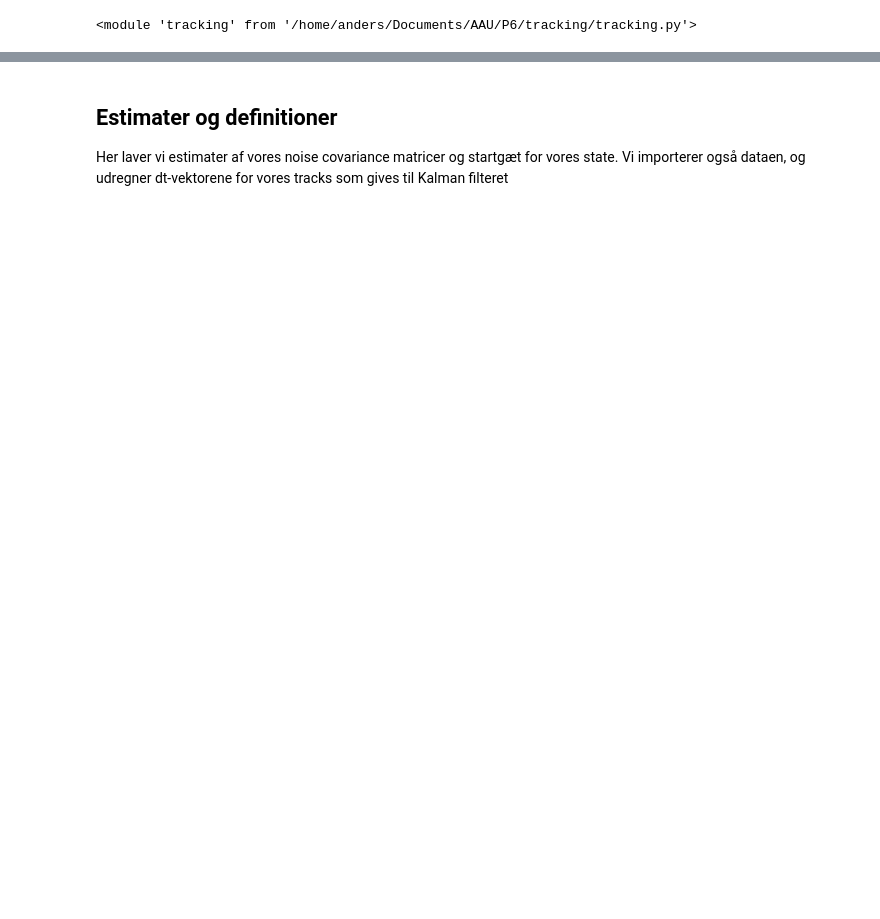
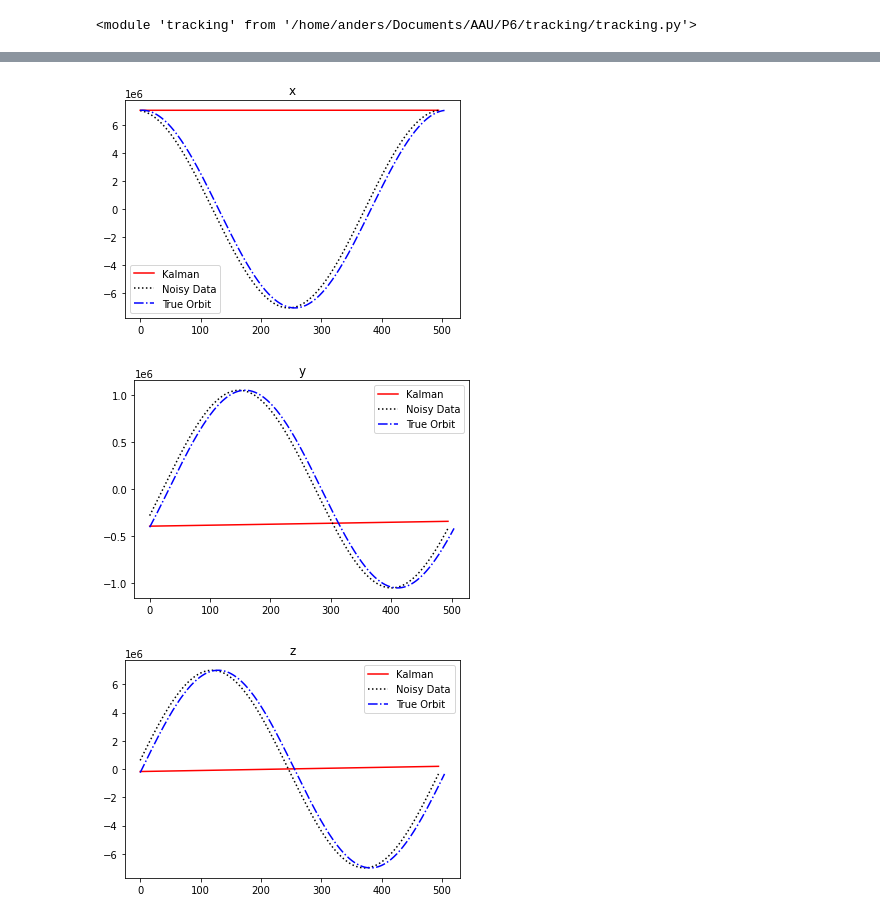
Before and after one commit to ahll19/P6, a Jupyter notebook: tracking/anders.ipynb, the cells around one changed output, grey strips where cells are left out. Cells and saved outputs as stored; diff of their text form; code cells hidden in the pictures; blank space fills up the shorter version.

```diff
--- a/tracking/anders.ipynb
+++ b/tracking/anders.ipynb
@@ -56,3 +33,0 @@ false10 = tr.import_data("snr10/false.txt")
-# %% [markdown]
-## Estimater og definitioner
-Her laver vi estimater af vores noise covariance matricer og startgæt for vores state. Vi importerer også dataen, og udregner dt-vektorene for vores tracks som gives til Kalman filteret
@@ -62,0 +34,41 @@ true10_state = [tr.velocity_algo(name, true_orbit=True) for name in true10_names
+# %%
+x_state, dt = tr.velocity_algo("snr50/truth1.txt", true_orbit=True)
+
+cov_w, cov_u = [np.eye(6)]*2
+x_initial_guess, M_initial_guess = np.ones(6), np.eye(6)
+kf = tr.Kalman(cov_u, cov_w, x_initial_guess, M_initial_guess, dt)
+kf.run_sim(x_state)
+# %%
+names, vals = kf.get_data()
+x, y, z = vals[0][:, 0], vals[0][:, 1], vals[0][:, 2]
+# %%
+true_orbit = tr.velocity_algo("snr50/entireOrbit1.txt", True)[0]
+true_orbit = resample(true_orbit, len(x))
+rx = true_orbit[:, 0]
+ry = true_orbit[:, 1]
+rz = true_orbit[:, 2]
+# %%
+plt.title("x")
+plt.plot(x[10:], c='r', label="Kalman")
+plt.plot(rx[10:], c='k', ls='dotted', label="Noisy Data")
+plt.plot(true_orbit[:, 0], c='b', ls="-.", label="True Orbit")
+plt.legend()
+plt.show()
+
+plt.title("y")
+plt.plot(y[10:], c='r', label="Kalman")
+plt.plot(ry[10:], c='k', ls='dotted', label="Noisy Data")
+plt.plot(true_orbit[:, 1], c='b', ls="-.", label="True Orbit")
+plt.legend()
+plt.show()
+
+plt.title("z")
+plt.plot(z[10:], c='r', label="Kalman")
+plt.plot(rz[10:], c='k', ls='dotted', label="Noisy Data")
+plt.plot(true_orbit[:, 2], c='b', ls="-.", label="True Orbit")
+plt.legend()
+plt.show()
+# %% [output]
+[figure, added]
+[figure, added]
+[figure, added]
```
Also changed, not shown: parts of 4 cells of this notebook, 1 other file.
